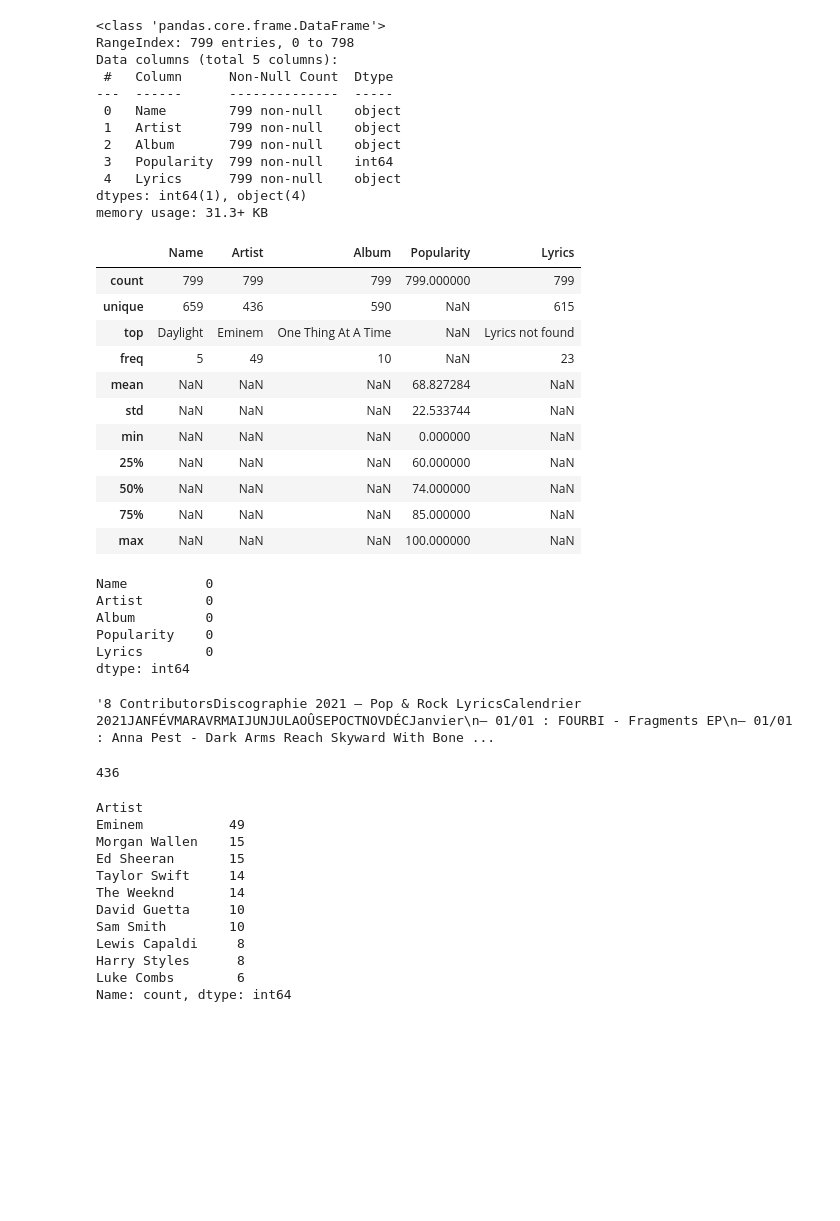
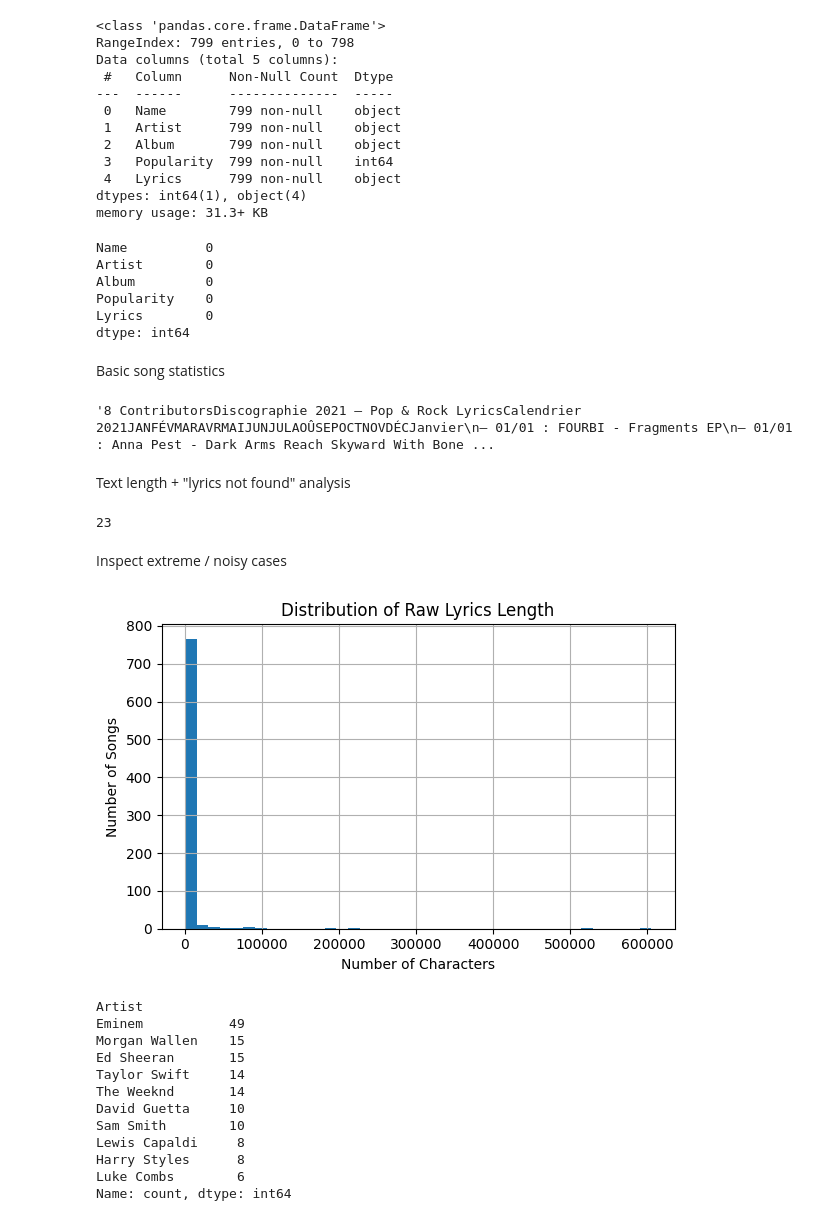
Before and after one commit to claraashraf24/LyriSense, a Jupyter notebook: notebooks/01_data_exploration.ipynb, the cells around one changed output. Saved outputs shown, nothing was run; the diff lists cells and outputs as text; code cells hidden in the pictures; blank space fills up the shorter version.

```diff
--- a/notebooks/01_data_exploration.ipynb
+++ b/notebooks/01_data_exploration.ipynb
@@ -56,8 +82,8 @@ plt.show()
 # %%
-songs_raw = pd.read_csv("../data/raw/songs_raw.csv")
 songs_raw.head()
 songs_raw.info()
 songs_raw.describe(include="all")
+songs_raw.isna().sum()
 # %% [output]
 <class 'pandas.core.frame.DataFrame'>
 RangeIndex: 799 entries, 0 to 798
@@ -71,35 +97,58 @@ Data columns (total 5 columns):
  4   Lyrics      799 non-null    object
 dtypes: int64(1), object(4)
 memory usage: 31.3+ KB
-|  | Name | Artist | Album | Popularity | Lyrics |
-| count | 799 | 799 | 799 | 799.000000 | 799 |
-| unique | 659 | 436 | 590 | NaN | 615 |
-| top | Daylight | Eminem | One Thing At A Time | NaN | Lyrics not found |
-| freq | 5 | 49 | 10 | NaN | 23 |
-| mean | NaN | NaN | NaN | 68.827284 | NaN |
-| std | NaN | NaN | NaN | 22.533744 | NaN |
-| min | NaN | NaN | NaN | 0.000000 | NaN |
-| 25% | NaN | NaN | NaN | 60.000000 | NaN |
-| 50% | NaN | NaN | NaN | 74.000000 | NaN |
-| 75% | NaN | NaN | NaN | 85.000000 | NaN |
-| max | NaN | NaN | NaN | 100.000000 | NaN |
+Name          0
+Artist        0
+Album         0
+Popularity    0
+Lyrics        0
+dtype: int64
+# %% [markdown]
+Basic song statistics
 # %%
-songs_raw.isna().sum()
+# How many unique artists?
+songs_raw["Artist"].nunique()
+songs_raw["Artist"].value_counts().head(10)
+songs_raw["Lyrics"].iloc[0]
 # %% [output]
-Name          0
-Artist        0
-Album         0
-Popularity    0
-Lyrics        0
-dtype: int64
+'8 ContributorsDiscographie 2021 — Pop & Rock LyricsCalendrier 2021JANFÉVMARAVRMAIJUNJULAOÛSEPOCTNOVDÉCJanvier\n— 01/01 : FOURBI - Fragments EP\n— 01/01 : Anna Pest - Dark Arms Reach Skyward With Bone ...
+# %% [markdown]
+Text length + "lyrics not found" analysis
 # %%
-songs_raw["Lyrics"].iloc[0]
+# Make sure lyrics are strings
+songs_raw["Lyrics"] = songs_raw["Lyrics"].astype(str)
+
+# Add length of lyrics as a quick proxy for amount of text
+songs_raw["raw_lyrics_length"] = songs_raw["Lyrics"].str.len()
+songs_raw["raw_lyrics_length"].describe()
+
+# Flag rows where lyrics were not actually found (noise)
+songs_raw["Lyrics_not_found"] = songs_raw["Lyrics"].str.contains(
+    "Lyrics not found", case=False, na=False
+)
+
+songs_raw["Lyrics_not_found"].sum()
 # %% [output]
-'8 ContributorsDiscographie 2021 — Pop & Rock LyricsCalendrier 2021JANFÉVMARAVRMAIJUNJULAOÛSEPOCTNOVDÉCJanvier\n— 01/01 : FOURBI - Fragments EP\n— 01/01 : Anna Pest - Dark Arms Reach Skyward With Bone ...
+23
+# %% [markdown]
+Inspect extreme / noisy cases
 # %%
-songs_raw["Artist"].nunique()
+# Inspect the longest lyrics to see if there is obvious noise
+songs_raw.sort_values("raw_lyrics_length", ascending=False).head(3)[
+    ["Name", "Artist", "raw_lyrics_length", "Lyrics"]
+]
+
+
+plt.figure(figsize=(6, 4))
+songs_raw["raw_lyrics_length"].hist(bins=40)
+
+plt.title("Distribution of Raw Lyrics Length")
+plt.xlabel("Number of Characters")
+plt.ylabel("Number of Songs")
+plt.tight_layout()
+plt.show()
 # %% [output]
-436
+[figure, added]
 # %%
 songs_raw["Artist"].value_counts().head(10)
 # %% [output]
```
Also changed, not shown: parts of 11 cells of this notebook, 36 other files.
